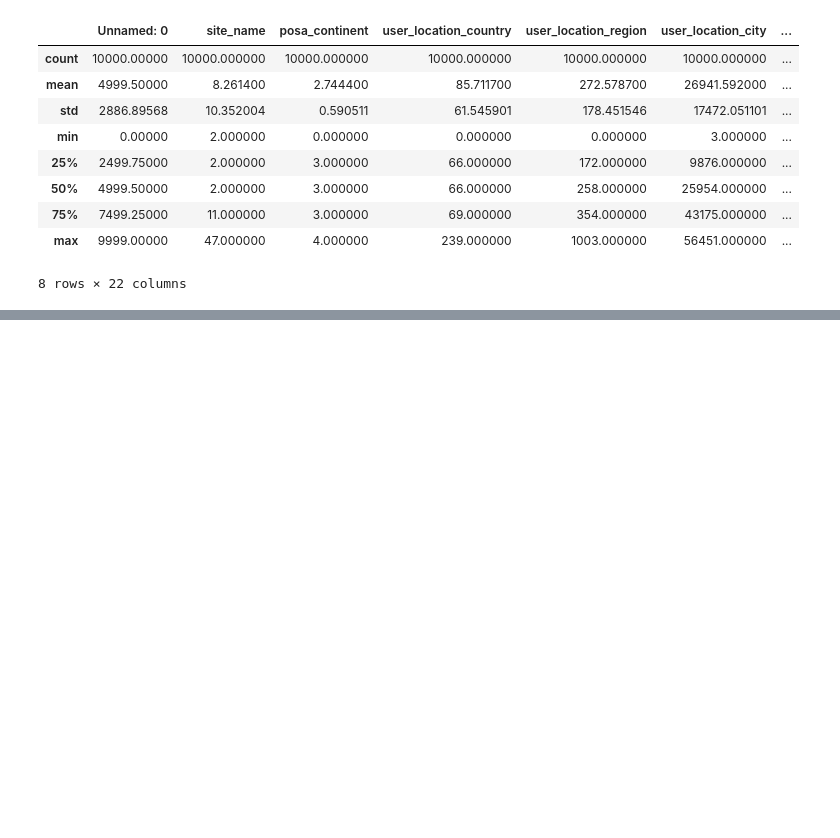
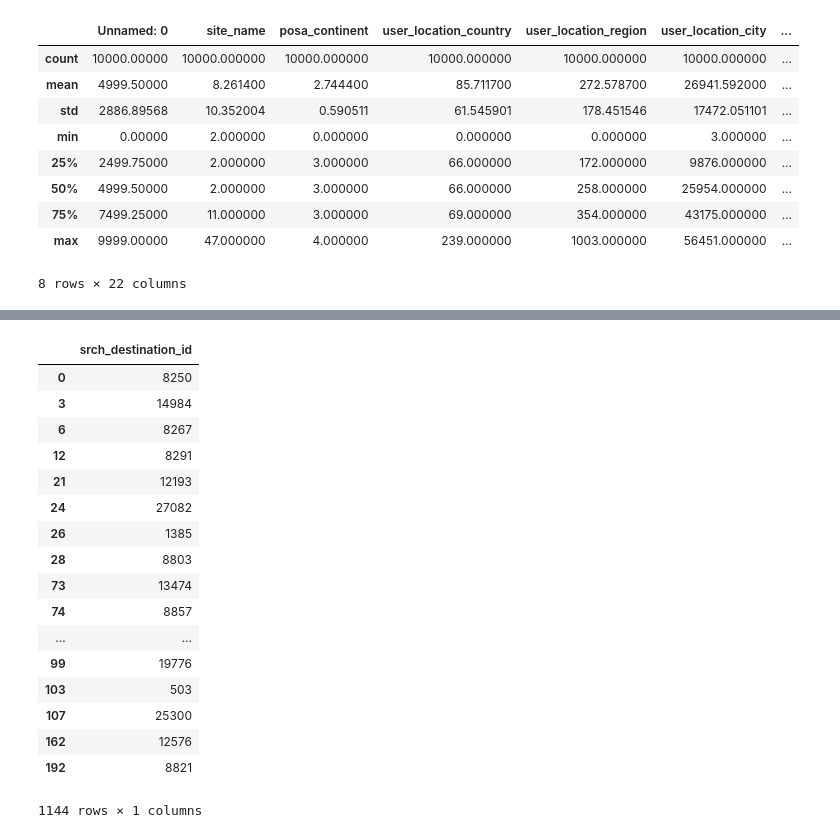
Before and after one commit to Fischmaa/projetspe, a Jupyter notebook: expedia/scan_matthias.ipynb, the cells around one changed output, grey strips where cells are left out. Cells and saved outputs as stored; diff of their text form; code cells hidden in the pictures; blank space fills up the shorter version.

```diff
--- a/expedia/scan_matthias.ipynb
+++ b/expedia/scan_matthias.ipynb
@@ -69,3 +69,34 @@ booking_proportion = [
 py.iplot(booking_proportion)
 # %% [output]
 [interactive output not drawn]
+# %%
+import numpy as np
+
+train = pd.read_csv('out_train.csv', usecols=['srch_destination_id'], iterator=True, chunksize=200)
+
+dests = pd.read_csv('out_train.csv', usecols=['srch_destination_id'], nrows = 1)
+
+for chunk in train:
+    group = chunk.drop_duplicates("srch_destination_id")
+    dests = dests.append(group).drop_duplicates("srch_destination_id")
+
+dests
+# %% [output]
+|  | srch_destination_id |
+| 0 | 8250 |
+| 3 | 14984 |
+| 6 | 8267 |
+| 12 | 8291 |
+| 21 | 12193 |
+| 24 | 27082 |
+| 26 | 1385 |
+| 28 | 8803 |
+| 73 | 13474 |
+| 74 | 8857 |
+| ... | ... |
+| 99 | 19776 |
+| 103 | 503 |
+| 107 | 25300 |
+| 162 | 12576 |
+| 192 | 8821 |
+1144 rows × 1 columns
```
